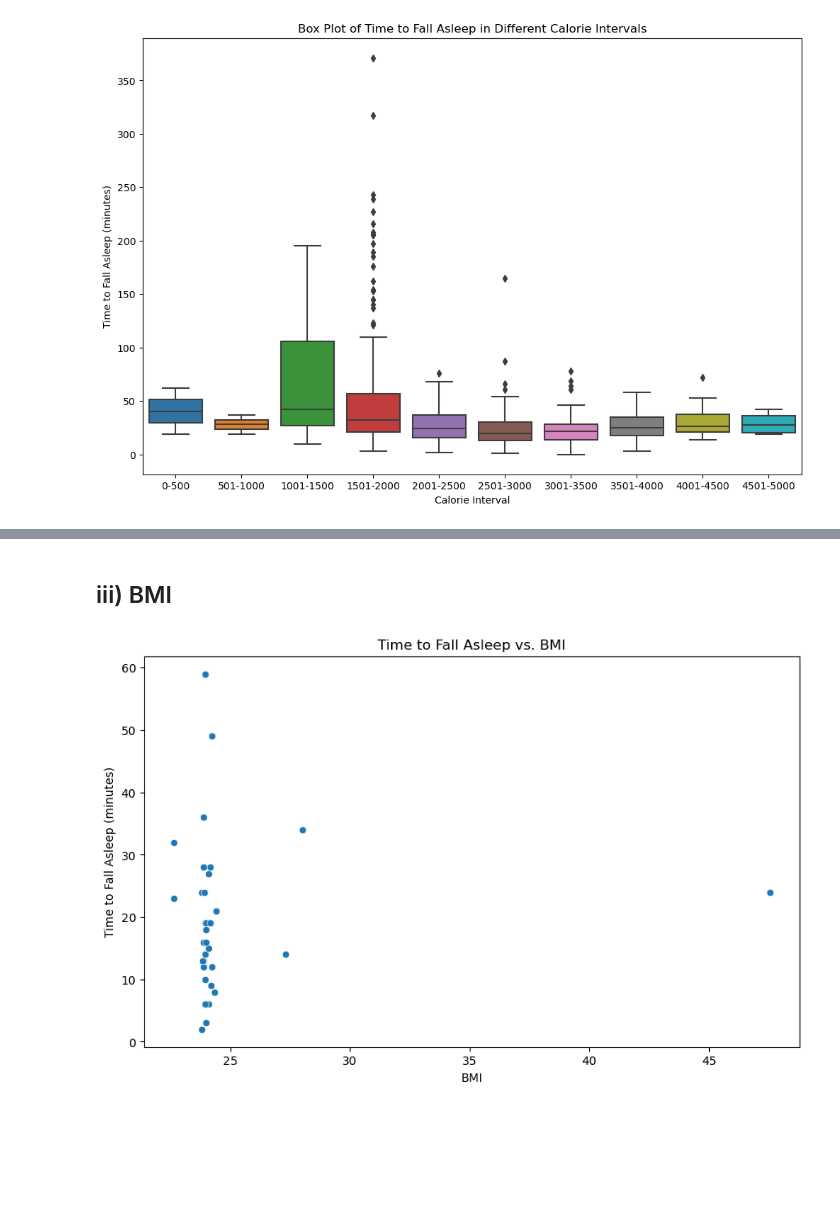
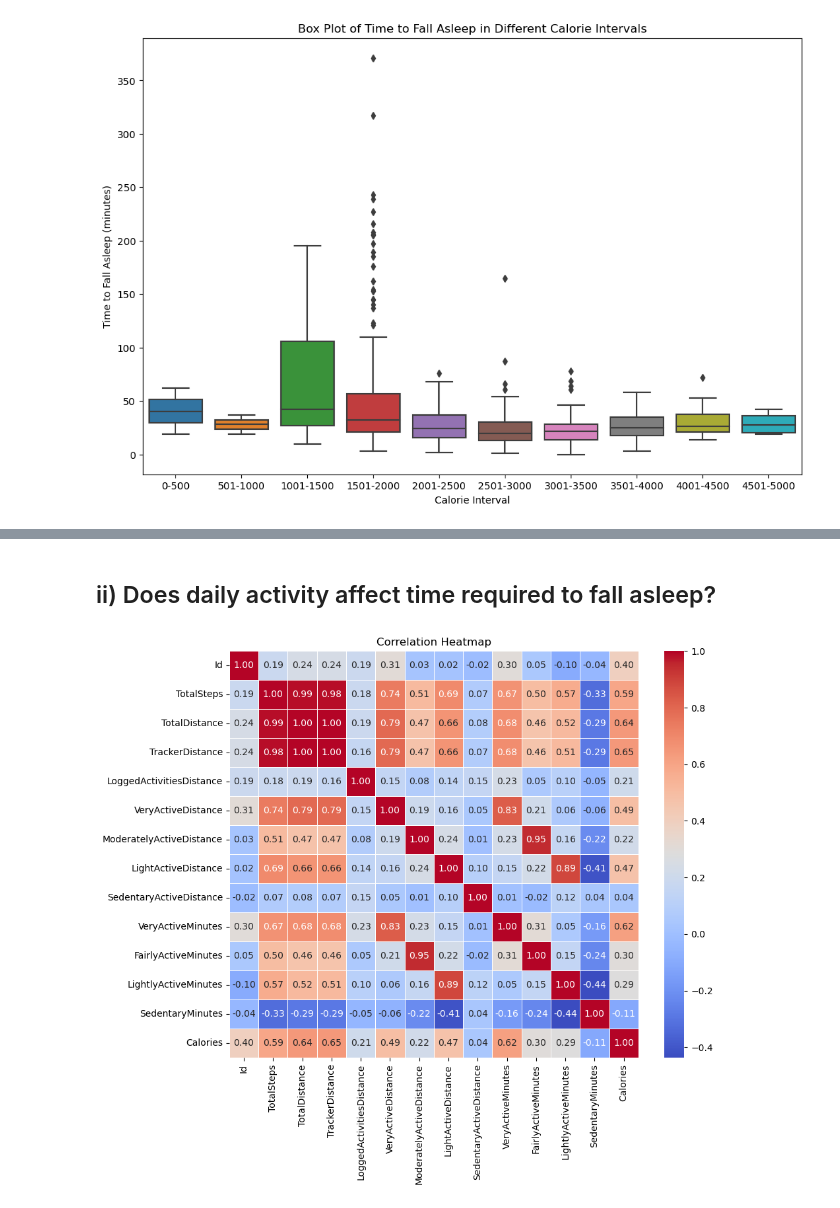
Before and after one commit to Hebbo23/Project-Big-Data---Group-22, a Jupyter notebook: final project code.ipynb, the cells around one changed output, grey strips where cells are left out. Cells and saved outputs as stored; diff of their text form; code cells hidden in the pictures; blank space fills up the shorter version.

```diff
--- a/final project code.ipynb
+++ b/final project code.ipynb
@@ -232,2 +185,0 @@ plot_time_slept_vs_activity_minutes(b)
-# %% [markdown]
-## iii) BMI
@@ -249,5 +185,0 @@ def plot_time_to_sleep_vs_bmi(df):
-# %%
-c = merge_dailyCal_sleepDay(weightLog,sleepday)
-plot_time_to_sleep_vs_bmi(c)
-# %% [output]
-[figure, removed]
@@ -257,0 +186,19 @@ plot_time_to_sleep_vs_bmi(c)
+# %% [markdown]
+## ii) Does daily activity affect time required to fall asleep?
+# %%
+#correlation of the table daily Activities
+def correlation(df):
+    df_new = df.drop("ActivityDate",axis="columns")
+    return df_new.corr()
+
+def display_heatmap(df):
+    corr_matrix = correlation(df)
+    plt.figure(figsize=(10, 8))
+    sns.heatmap(corr_matrix, annot=True, fmt=".2f", cmap='coolwarm', linewidths=0.5, annot_kws={"size": 10})
+    plt.title('Correlation Heatmap')
+    plt.show()
+
+correlation(dailyActivity)
+display_heatmap(dailyActivity)
+# %% [output]
+[figure, added]
```
Also changed, not shown: parts of 18 cells of this notebook.
